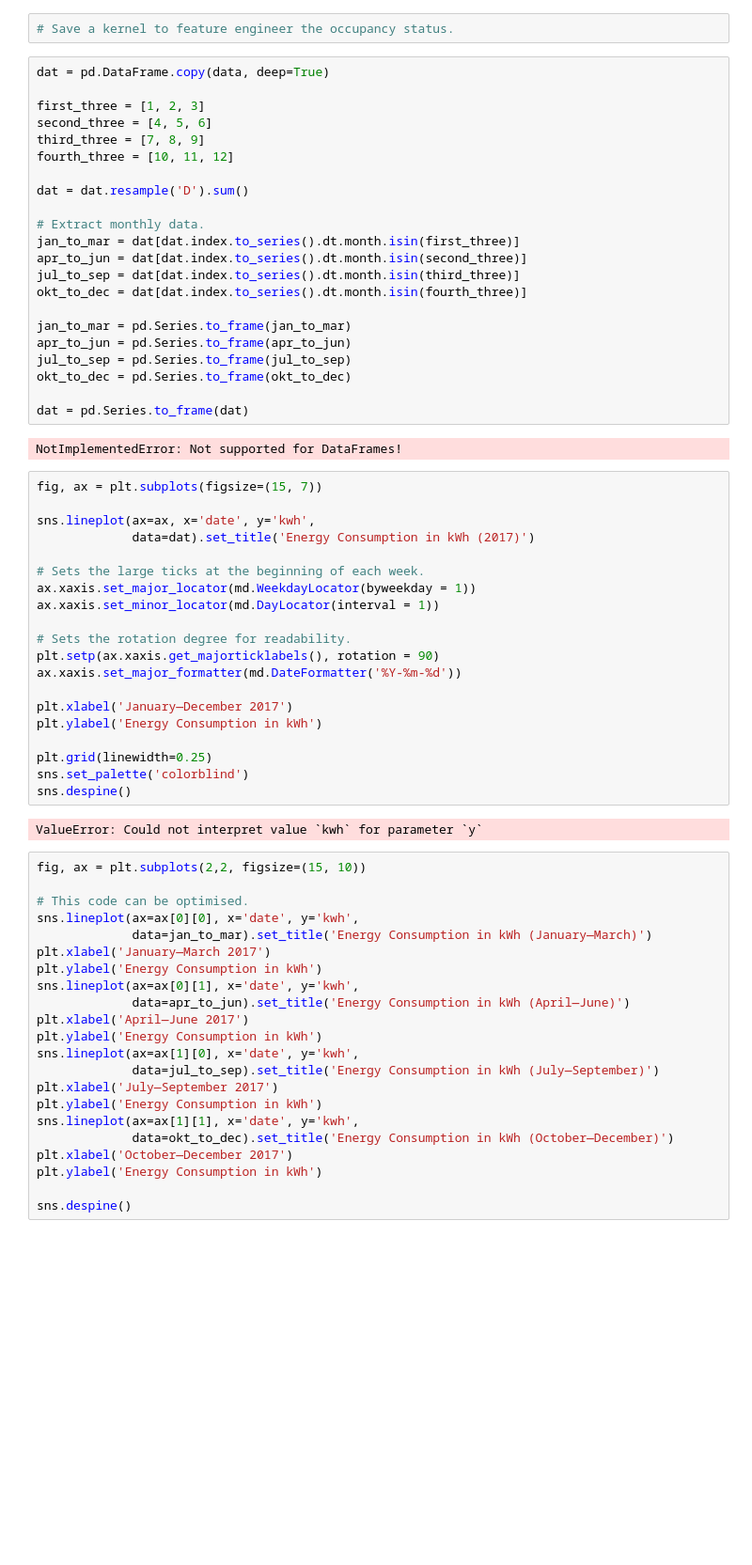
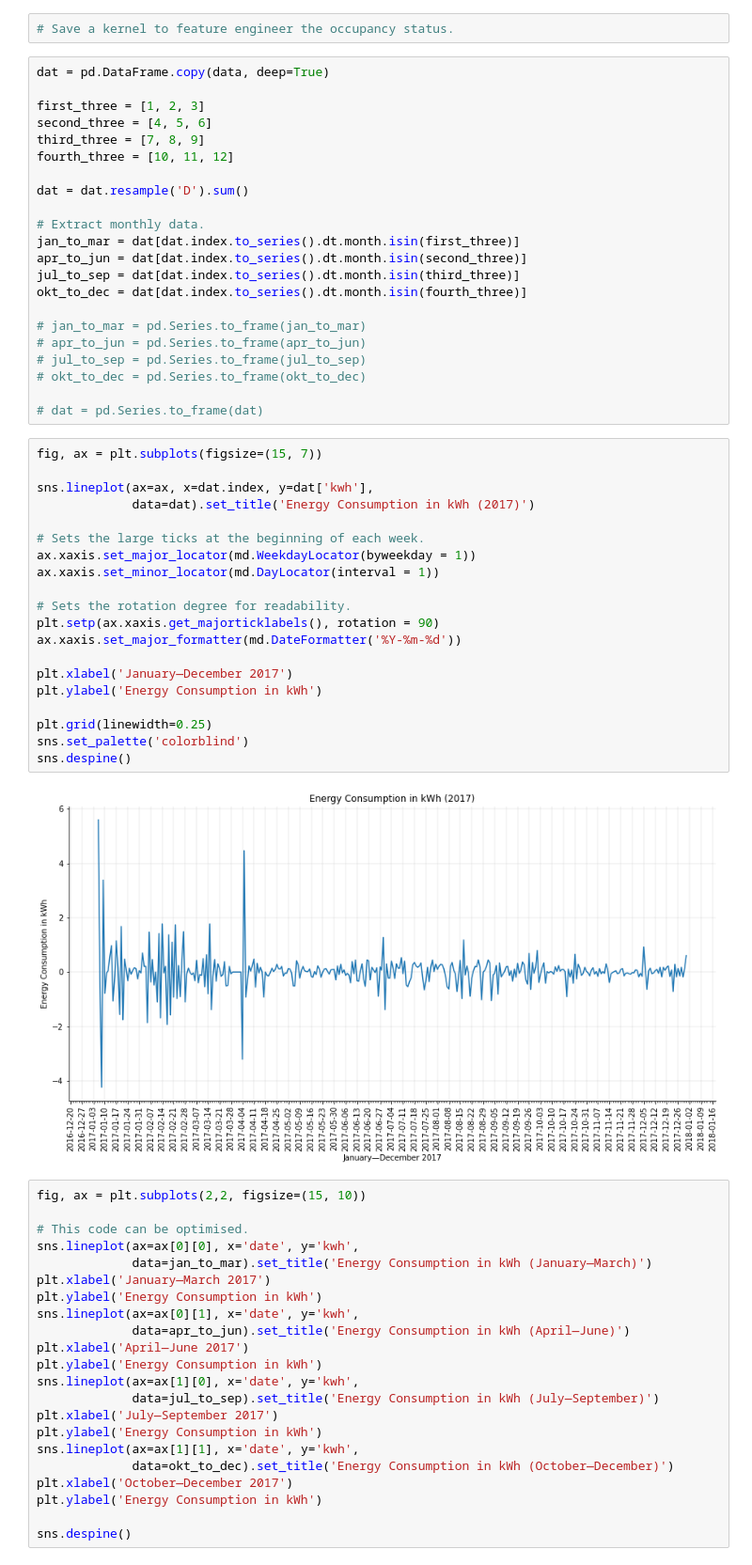
Before and after one commit to RoyyvB/ForecastTemperature, a Jupyter notebook: notebook.ipynb, the cells around one changed output. Shown at 94% size. Drawn from its saved outputs; the diff is of its cells as text; blank space fills up the shorter version.

```diff
--- a/notebook.ipynb
+++ b/notebook.ipynb
@@ -215,36 +237,34 @@ apr_to_jun = dat[dat.index.to_series().dt.month.isin(second_three)]
 jul_to_sep = dat[dat.index.to_series().dt.month.isin(third_three)]
 okt_to_dec = dat[dat.index.to_series().dt.month.isin(fourth_three)]
 
-jan_to_mar = pd.Series.to_frame(jan_to_mar)
-apr_to_jun = pd.Series.to_frame(apr_to_jun)
-jul_to_sep = pd.Series.to_frame(jul_to_sep)
-okt_to_dec = pd.Series.to_frame(okt_to_dec)
+# jan_to_mar = pd.Series.to_frame(jan_to_mar)
+# apr_to_jun = pd.Series.to_frame(apr_to_jun)
+# jul_to_sep = pd.Series.to_frame(jul_to_sep)
+# okt_to_dec = pd.Series.to_frame(okt_to_dec)
 
-dat = pd.Series.to_frame(dat)
+# dat = pd.Series.to_frame(dat)
-# %% [output]
-NotImplementedError: Not supported for DataFrames!
 # %%
 fig, ax = plt.subplots(figsize=(15, 7))
 
-sns.lineplot(ax=ax, x='date', y='kwh',
+sns.lineplot(ax=ax, x=dat.index, y=dat['kwh'],
              data=dat).set_title('Energy Consumption in kWh (2017)')
 
 # Sets the large ticks at the beginning of each week.
 ax.xaxis.set_major_locator(md.WeekdayLocator(byweekday = 1))
 ax.xaxis.set_minor_locator(md.DayLocator(interval = 1))
 
 # Sets the rotation degree for readability.
 plt.setp(ax.xaxis.get_majorticklabels(), rotation = 90)
 ax.xaxis.set_major_formatter(md.DateFormatter('%Y-%m-%d'))
 
 plt.xlabel('January—December 2017')
 plt.ylabel('Energy Consumption in kWh')
 
 plt.grid(linewidth=0.25)
 sns.set_palette('colorblind')
 sns.despine()
 # %% [output]
-ValueError: Could not interpret value `kwh` for parameter `y`
+[figure, added]
 # %%
 fig, ax = plt.subplots(2,2, figsize=(15, 10))
 
```
Also changed, not shown: parts of 10 cells of this notebook.
